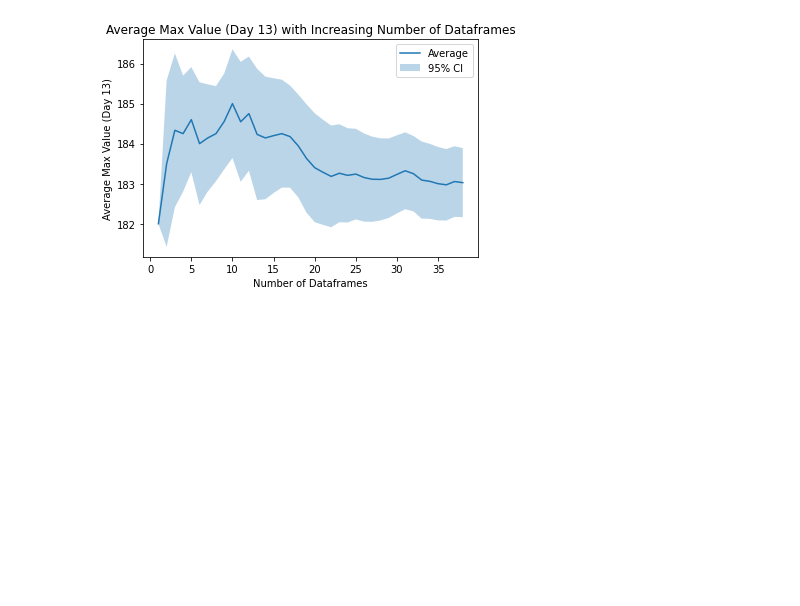
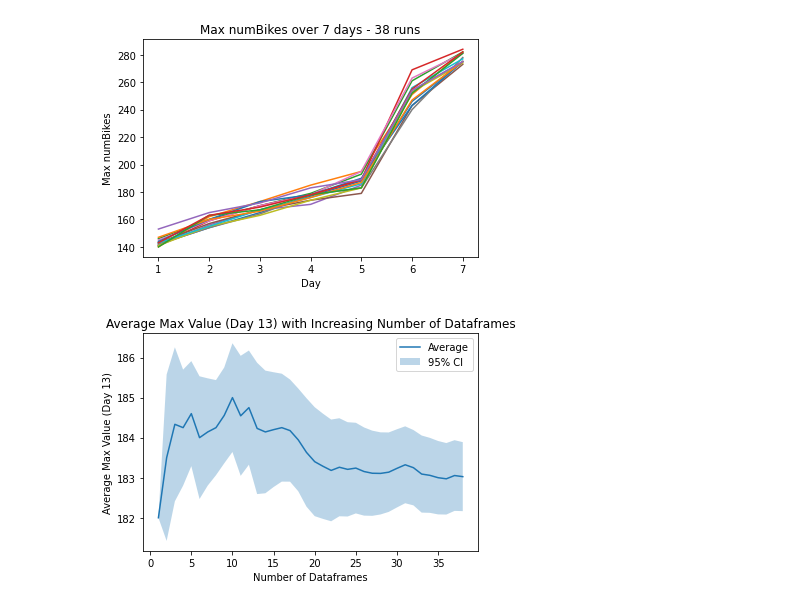
Before and after one commit to CityScope/MobilityTable_SanSebastian, a Jupyter notebook: postprocessing/result_analysis_dynamicfleetsizing.ipynb, the cells around one changed output. Cells and saved outputs as stored; diff of their text form; code cells hidden in the pictures; blank space fills up the shorter version.

```diff
--- a/postprocessing/result_analysis_dynamicfleetsizing.ipynb
+++ b/postprocessing/result_analysis_dynamicfleetsizing.ipynb
@@ -59,3 +73,36 @@ plt.show()
+# %%
+# Step 1: Loop over the list of dataframes and extract the maximum "NumBikes" for each day
+max_values = []
+for df in df_total_food:
+    max_values.append(df.groupby('Day')['NumBikes'].max())
+
+# Step 2: Create a figure and axes for the plot
+fig, ax = plt.subplots()
+
+# Step 4: Plot the lines for each dataframe
+for i, values in enumerate(max_values):
+    ax.plot(values.index, values.values, label=f'Dataframe {i+1}')
+
+# Step 5: Add labels, legend, and title to the plot
+ax.set_xlabel('Day')
+ax.set_ylabel('Max numBikes')
+#ax.legend()
+
+# Define the custom tick formatter function
+def subtract_six(x, pos):
+    return int(x - 6)
+
+# Create the custom tick formatter for the x-axis
+formatter = FuncFormatter(subtract_six)
+ax.xaxis.set_major_formatter(formatter)
+
+
+plt.title('Max numBikes over 7 days - 38 runs')
+
+# Step 6: Display the plot
+plt.show()
+# %% [output]
+[figure, added]
 # %%
 # Step 1: Create empty lists to store the maximum values, average values, and confidence intervals
 max_values_day_13 = []
```
Also changed, not shown: parts of 7 cells of this notebook, 1 other file.
